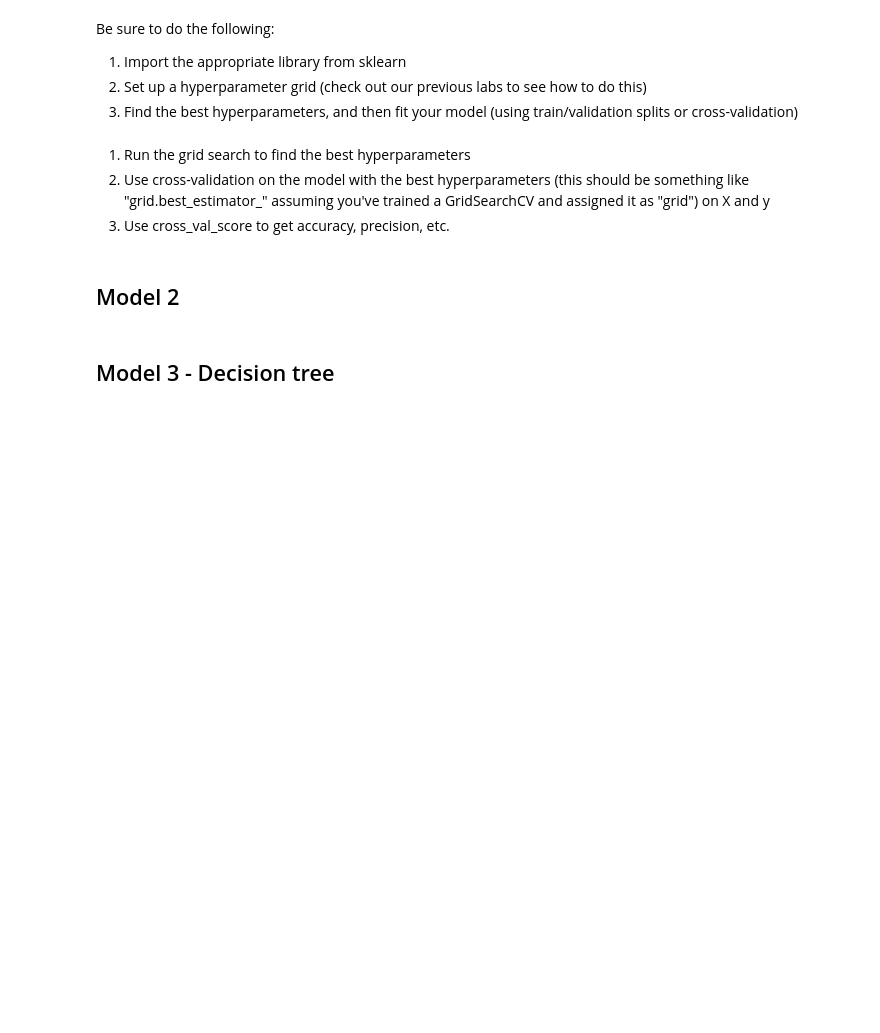
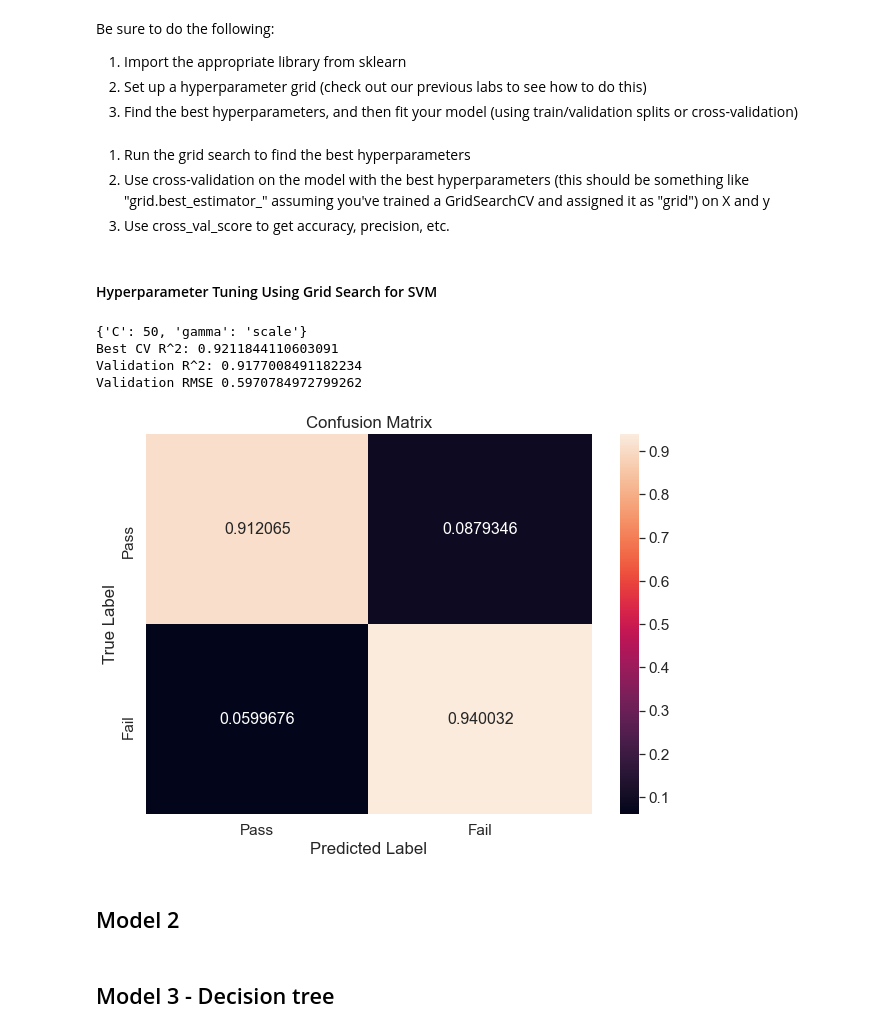
Before and after one commit to ElizabethBreen/CSS_Project3_Team2, a Jupyter notebook: Project 3 Students.ipynb, the cells around one changed output. Saved outputs shown, nothing was run; the diff lists cells and outputs as text; code cells hidden in the pictures; blank space fills up the shorter version.

```diff
--- a/Project 3 Students.ipynb
+++ b/Project 3 Students.ipynb
@@ -277,0 +277,4 @@ svm_grid.fit(X, y.ravel())
+# %%
+svm_model = svm.fit(X_train, y_train.ravel())
+
+y_pred = svm_model.predict(X_validate)
@@ -278,8 +284,18 @@ svm_grid.fit(X, y.ravel())
+# %% [markdown]
+#### Hyperparameter Tuning Using Grid Search for SVM
 # %%
-best_index = np.argmax(svm_grid.cv_results_["mean_test_score"])
-best_svm_pred = svm_grid.best_estimator_.predict(X)
+svm_grid_reg = GridSearchCV(svm_model, param_grid, cv=3, iid=False)
+svm_grid_reg.fit(X_train, y_train.ravel())
 
-print(svm_grid.cv_results_["params"][best_index])
-print('Best CV R^2:', max(svm_grid.cv_results_["mean_test_score"]))
-print('Validation R^2:', svm_grid.score(X, y))
-print('Validation RMSE', rmse(best_svm_pred, y))
+best_index = np.argmax(svm_grid_reg.cv_results_["mean_test_score"])
+best_svm_pred = svm_grid_reg.best_estimator_.predict(X_validate)
+
+print(svm_grid_reg.cv_results_["params"][best_index])
+print('Best CV R^2:', max(svm_grid_reg.cv_results_["mean_test_score"]))
+print('Validation R^2:', svm_grid_reg.score(X_validate, y_validate))
+print('Validation RMSE', rmse(best_svm_pred, y_validate))
+# %% [output]
+{'C': 50, 'gamma': 'scale'}
+Best CV R^2: 0.9211844110603091
+Validation R^2: 0.9177008491182234
+Validation RMSE 0.5970784972799262
@@ -288,22 +304,24 @@ svm_CV_pred = cross_val_predict(svm, best_svm_pred, cv = 3)
 # %%
-cf_matrix = confusion_matrix(y, svm_CV_pred, normalize = "true")
+cf_matrix = confusion_matrix(y_validate, best_svm_pred, normalize = "true")
 
 df_cm = pd.DataFrame(cf_matrix, range(2),
                   range(2))
 
 df_cm = df_cm.rename(index=str, columns={0: "Pass", 1: "Fail"})
 df_cm.index = ["Pass", "Fail"]
 plt.figure(figsize = (10,7))
 sns.set(font_scale=1.4)#for label size
 sns.heatmap(df_cm,
            annot=True,
            annot_kws={"size": 16},
            fmt='g')
 
 plt.title("Confusion Matrix")
 plt.xlabel("Predicted Label")
 plt.ylabel("True Label")
 plt.show()
+# %% [output]
+[figure, added]
 # %% [markdown]
 ## Model 2
 # %% [markdown]
```
Also changed, not shown: parts of 10 cells of this notebook.
